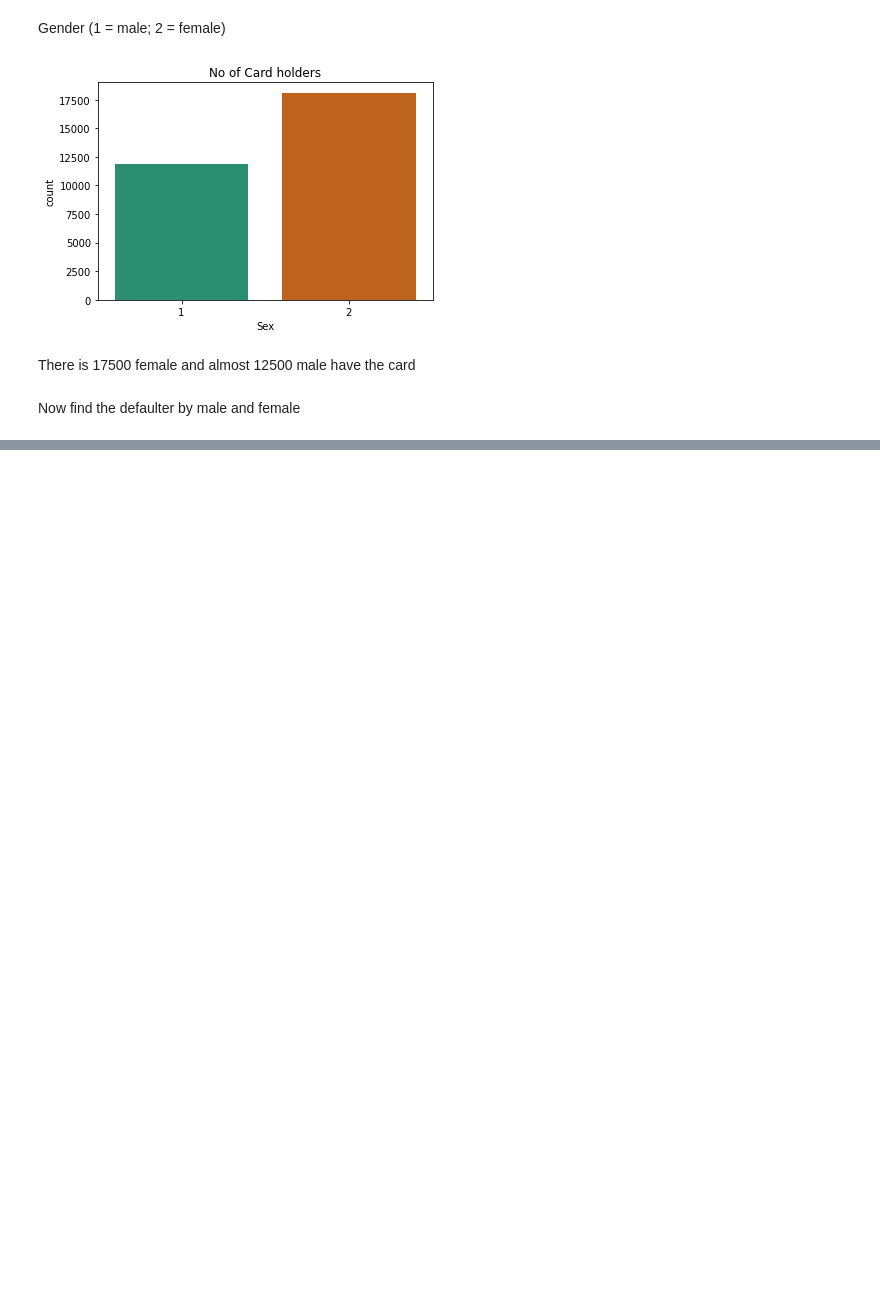
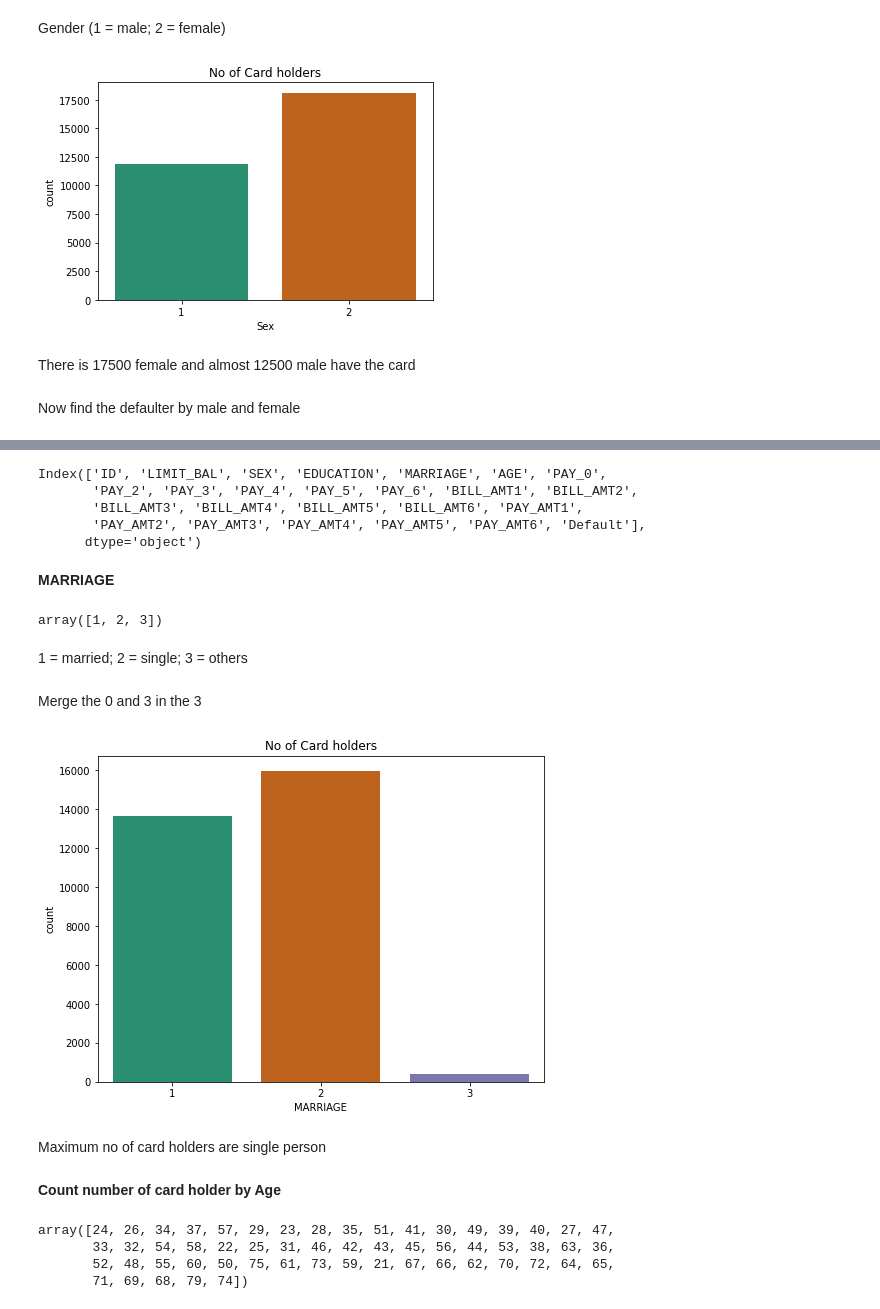
Before and after one commit to irshad9873/Credit-Card-Default, a Jupyter notebook: Credit_Card_Default_Prediction_Capstone_Project.ipynb, the cells around one changed output, grey strips where cells are left out. Saved outputs shown, nothing was run; the diff lists cells and outputs as text; code cells hidden in the pictures; blank space fills up the shorter version.

```diff
--- a/Credit_Card_Default_Prediction_Capstone_Project.ipynb
+++ b/Credit_Card_Default_Prediction_Capstone_Project.ipynb
@@ -201,0 +241,43 @@ KeyError: ignored
+# %%
+data.columns
+# %% [output]
+Index(['ID', 'LIMIT_BAL', 'SEX', 'EDUCATION', 'MARRIAGE', 'AGE', 'PAY_0',
+       'PAY_2', 'PAY_3', 'PAY_4', 'PAY_5', 'PAY_6', 'BILL_AMT1', 'BILL_AMT2',
+       'BILL_AMT3', 'BILL_AMT4', 'BILL_AMT5', 'BILL_AMT6', 'PAY_AMT1',
+       'PAY_AMT2', 'PAY_AMT3', 'PAY_AMT4', 'PAY_AMT5', 'PAY_AMT6', 'Default'],
+      dtype='object')
+# %% [markdown]
+**MARRIAGE**
+# %%
+data['MARRIAGE'].unique()
+# %% [output]
+array([1, 2, 3])
+# %% [markdown]
+1 = married; 2 = single; 3 = others
+# %% [markdown]
+Merge the 0 and 3 in the 3
+# %%
+def MAR(x):
+  if x in [0,3]:
+    return 3
+  else:
+    return x
+data['MARRIAGE']=data.MARRIAGE.apply(MAR)
+# %%
+plt.figure(figsize = (8,6))
+sns.countplot(data = data, x = 'MARRIAGE', palette = 'Dark2')
+plt.xlabel('MARRIAGE')
+plt.title('No of Card holders');
+# %% [output]
+[figure, added]
+# %% [markdown]
+Maximum no of card holders are single person
+# %% [markdown]
+**Count number of card holder by Age**
+# %%
+data['AGE'].unique()
+# %% [output]
+array([24, 26, 34, 37, 57, 29, 23, 28, 35, 51, 41, 30, 49, 39, 40, 27, 47,
+       33, 32, 54, 58, 22, 25, 31, 46, 42, 43, 45, 56, 44, 53, 38, 63, 36,
+       52, 48, 55, 60, 50, 75, 61, 73, 59, 21, 67, 66, 62, 70, 72, 64, 65,
+       71, 69, 68, 79, 74])
```
Also changed, not shown: parts of 46 cells of this notebook.
